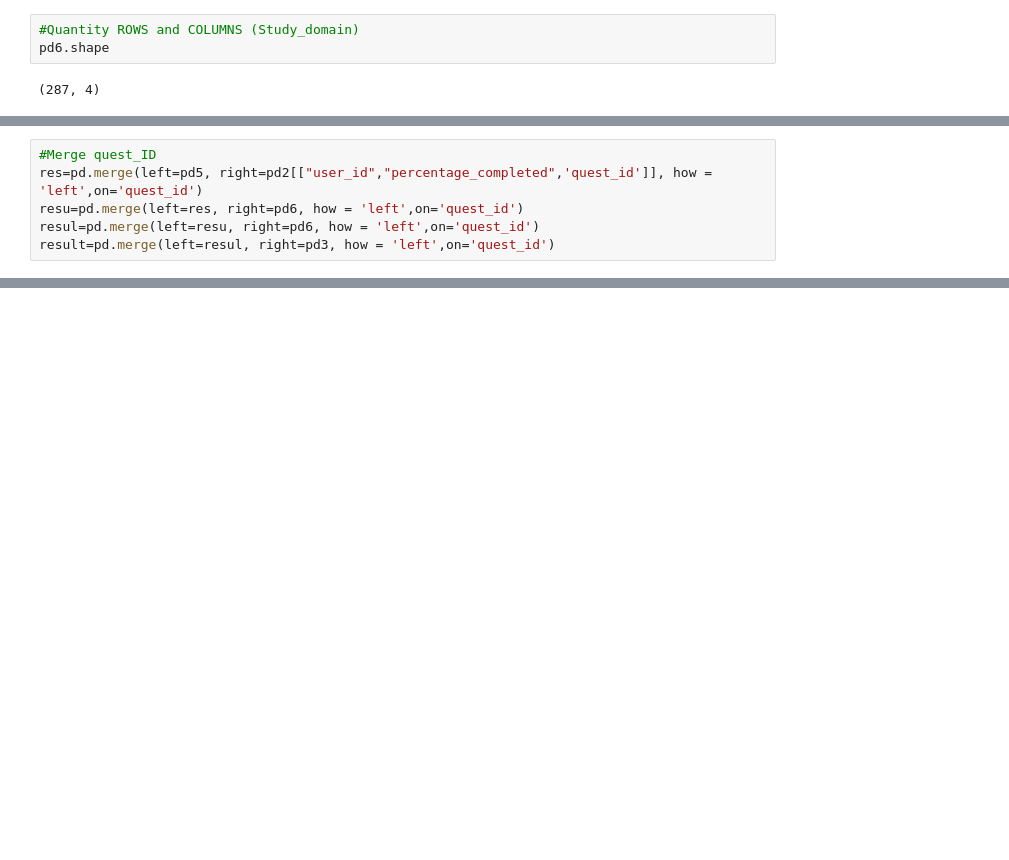
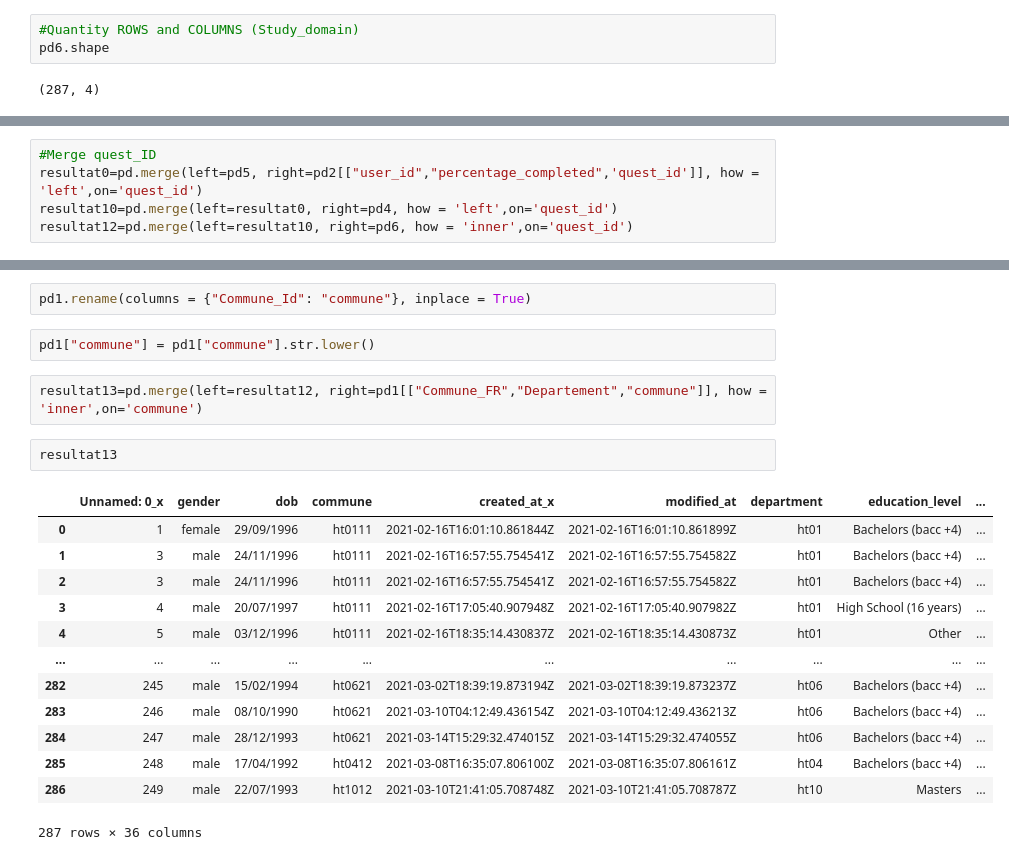
Before and after one commit to Thermoris1212/Projet-Data-Processing, a Jupyter notebook: data.ipynb, the cells around one changed output, grey strips where cells are left out. Saved outputs shown, nothing was run; the diff lists cells and outputs as text; blank space fills up the shorter version.

```diff
--- a/data.ipynb
+++ b/data.ipynb
@@ -165,7 +154,6 @@ pd6.head()
 | 4 | 4 | other | other | 905e9b27-ce95-11eb-9c37-7c67a234f601 |
 # %%
 #Merge quest_ID
-res=pd.merge(left=pd5, right=pd2[["user_id","percentage_completed",'quest_id']], how = 'left',on='quest_id')
-resu=pd.merge(left=res, right=pd6, how = 'left',on='quest_id')
-resul=pd.merge(left=resu, right=pd6, how = 'left',on='quest_id')
-result=pd.merge(left=resul, right=pd3, how = 'left',on='quest_id')
+resultat0=pd.merge(left=pd5, right=pd2[["user_id","percentage_completed",'quest_id']], how = 'left',on='quest_id')
+resultat10=pd.merge(left=resultat0, right=pd4, how = 'left',on='quest_id')
+resultat12=pd.merge(left=resultat10, right=pd6, how = 'inner',on='quest_id')
@@ -171,0 +173,22 @@ result=pd.merge(left=resul, right=pd3, how = 'left',on='quest_id')
+# %%
+pd1.rename(columns = {"Commune_Id": "commune"}, inplace = True)
+# %%
+pd1["commune"] = pd1["commune"].str.lower()
+# %%
+resultat13=pd.merge(left=resultat12, right=pd1[["Commune_FR","Departement","commune"]], how = 'inner',on='commune')
+# %%
+resultat13
+# %% [output]
+|  | Unnamed: 0_x | gender | dob | commune | created_at_x | modified_at | department | education_level | ... |
+| 0 | 1 | female | 29/09/1996 | ht0111 | 2021-02-16T16:01:10.861844Z | 2021-02-16T16:01:10.861899Z | ht01 | Bachelors (bacc +4) | ... |
+| 1 | 3 | male | 24/11/1996 | ht0111 | 2021-02-16T16:57:55.754541Z | 2021-02-16T16:57:55.754582Z | ht01 | Bachelors (bacc +4) | ... |
+| 2 | 3 | male | 24/11/1996 | ht0111 | 2021-02-16T16:57:55.754541Z | 2021-02-16T16:57:55.754582Z | ht01 | Bachelors (bacc +4) | ... |
+| 3 | 4 | male | 20/07/1997 | ht0111 | 2021-02-16T17:05:40.907948Z | 2021-02-16T17:05:40.907982Z | ht01 | High School (16 years) | ... |
+| 4 | 5 | male | 03/12/1996 | ht0111 | 2021-02-16T18:35:14.430837Z | 2021-02-16T18:35:14.430873Z | ht01 | Other | ... |
+| ... | ... | ... | ... | ... | ... | ... | ... | ... | ... |
+| 282 | 245 | male | 15/02/1994 | ht0621 | 2021-03-02T18:39:19.873194Z | 2021-03-02T18:39:19.873237Z | ht06 | Bachelors (bacc +4) | ... |
+| 283 | 246 | male | 08/10/1990 | ht0621 | 2021-03-10T04:12:49.436154Z | 2021-03-10T04:12:49.436213Z | ht06 | Bachelors (bacc +4) | ... |
+| 284 | 247 | male | 28/12/1993 | ht0621 | 2021-03-14T15:29:32.474015Z | 2021-03-14T15:29:32.474055Z | ht06 | Bachelors (bacc +4) | ... |
+| 285 | 248 | male | 17/04/1992 | ht0412 | 2021-03-08T16:35:07.806100Z | 2021-03-08T16:35:07.806161Z | ht04 | Bachelors (bacc +4) | ... |
+| 286 | 249 | male | 22/07/1993 | ht1012 | 2021-03-10T21:41:05.708748Z | 2021-03-10T21:41:05.708787Z | ht10 | Masters | ... |
+287 rows × 36 columns
```
Also changed, not shown: parts of 12 cells of this notebook.
